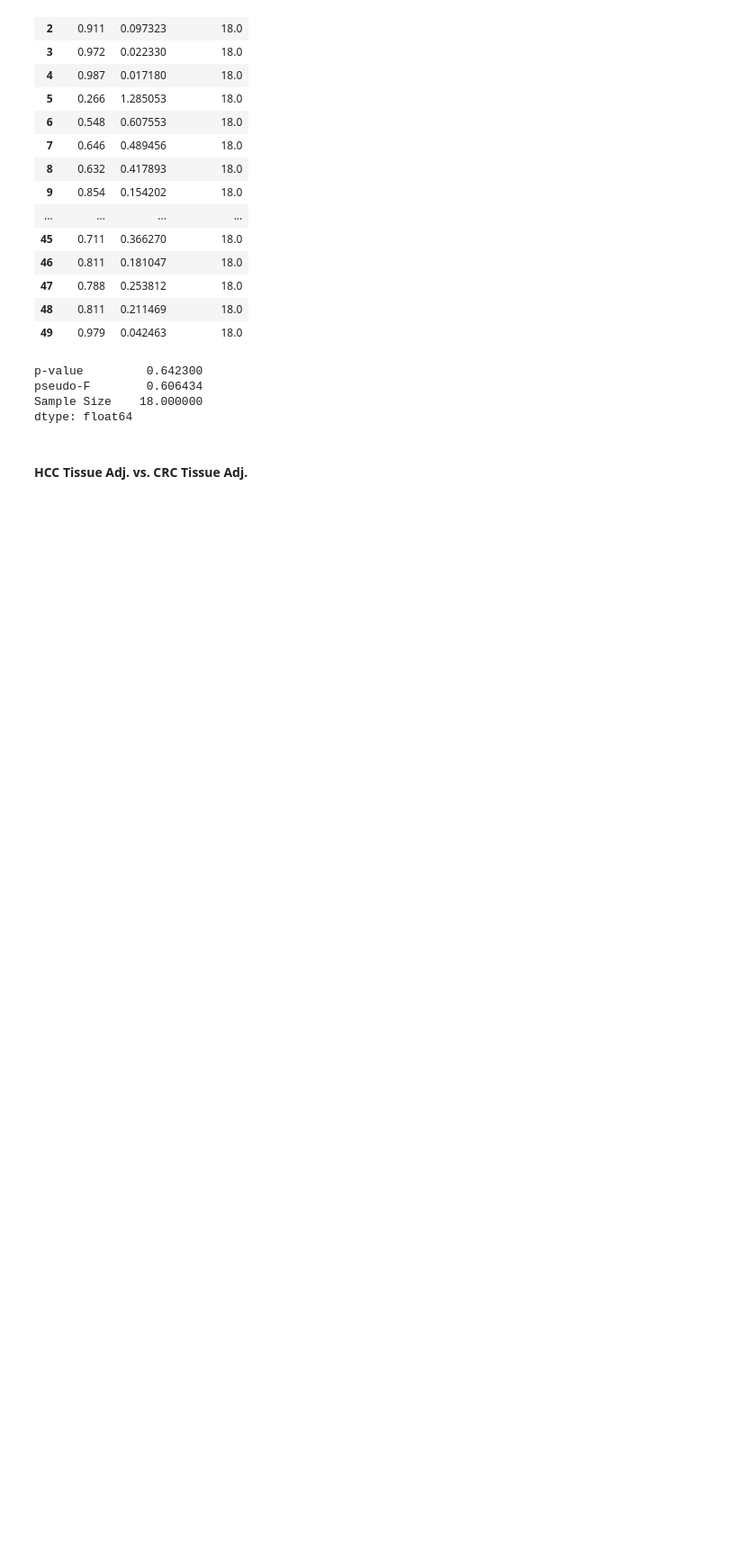
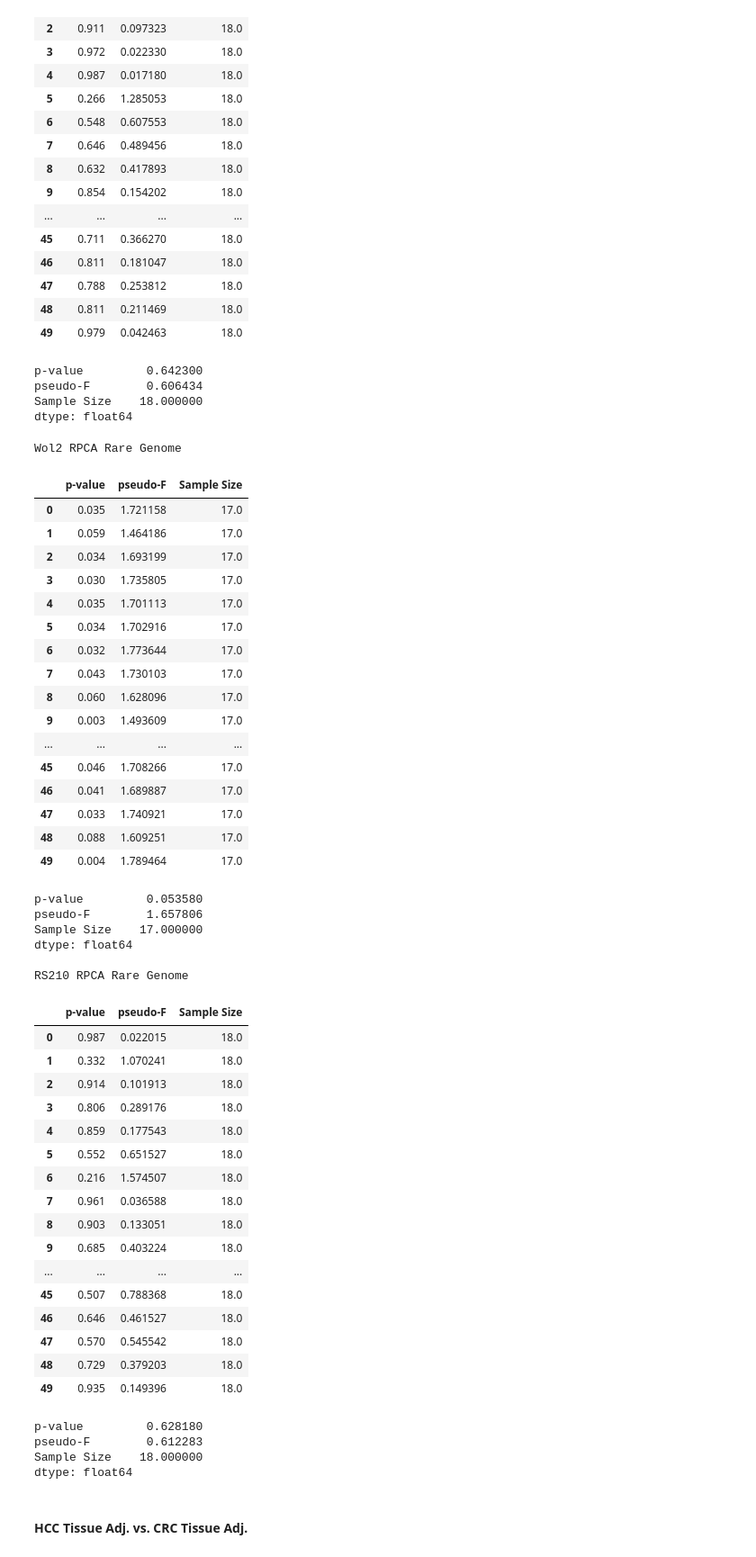
Before and after one commit to cguccione/HCC-microbialDNA, a Jupyter notebook: 4_BetaDiversitySummary.ipynb, the cells around one changed output. Shown at 90% size. Drawn from its saved outputs; the diff is of its cells as text; code cells hidden in the pictures; blank space fills up the shorter version.

```diff
--- a/4_BetaDiversitySummary.ipynb
+++ b/4_BetaDiversitySummary.ipynb
@@ -409,6 +530,55 @@ p-value         0.642300
 pseudo-F        0.606434
 Sample Size    18.000000
 dtype: float64
+# %%
+
+rs210_rpca_genome, wol2_rpca_genome, df_wol2_rpca_rare_genome, df_rs210_rpca_rare_genome = call_beta_species('HCC_adj_v_tumor', 'host_sample_type', rarefaction=2000, numRares=50, decoide_min_feature_count=1)
+# %% [output]
+Wol2 RPCA Rare Genome
+|  | p-value | pseudo-F | Sample Size |
+| 0 | 0.035 | 1.721158 | 17.0 |
+| 1 | 0.059 | 1.464186 | 17.0 |
+| 2 | 0.034 | 1.693199 | 17.0 |
+| 3 | 0.030 | 1.735805 | 17.0 |
+| 4 | 0.035 | 1.701113 | 17.0 |
+| 5 | 0.034 | 1.702916 | 17.0 |
+| 6 | 0.032 | 1.773644 | 17.0 |
+| 7 | 0.043 | 1.730103 | 17.0 |
+| 8 | 0.060 | 1.628096 | 17.0 |
+| 9 | 0.003 | 1.493609 | 17.0 |
+| ... | ... | ... | ... |
+| 45 | 0.046 | 1.708266 | 17.0 |
+| 46 | 0.041 | 1.689887 | 17.0 |
+| 47 | 0.033 | 1.740921 | 17.0 |
+| 48 | 0.088 | 1.609251 | 17.0 |
+| 49 | 0.004 | 1.789464 | 17.0 |
+p-value         0.053580
+pseudo-F        1.657806
+Sample Size    17.000000
+dtype: float64
+
+RS210 RPCA Rare Genome
+|  | p-value | pseudo-F | Sample Size |
+| 0 | 0.987 | 0.022015 | 18.0 |
+| 1 | 0.332 | 1.070241 | 18.0 |
+| 2 | 0.914 | 0.101913 | 18.0 |
+| 3 | 0.806 | 0.289176 | 18.0 |
+| 4 | 0.859 | 0.177543 | 18.0 |
+| 5 | 0.552 | 0.651527 | 18.0 |
+| 6 | 0.216 | 1.574507 | 18.0 |
+| 7 | 0.961 | 0.036588 | 18.0 |
+| 8 | 0.903 | 0.133051 | 18.0 |
+| 9 | 0.685 | 0.403224 | 18.0 |
+| ... | ... | ... | ... |
+| 45 | 0.507 | 0.788368 | 18.0 |
+| 46 | 0.646 | 0.461527 | 18.0 |
+| 47 | 0.570 | 0.545542 | 18.0 |
+| 48 | 0.729 | 0.379203 | 18.0 |
+| 49 | 0.935 | 0.149396 | 18.0 |
+p-value         0.628180
+pseudo-F        0.612283
+Sample Size    18.000000
+dtype: float64
 # %% [markdown]
 #### HCC Tissue Adj. vs. CRC Tissue Adj.
 # %%
```
Also changed, not shown: parts of 7 cells of this notebook, 34 other files.
